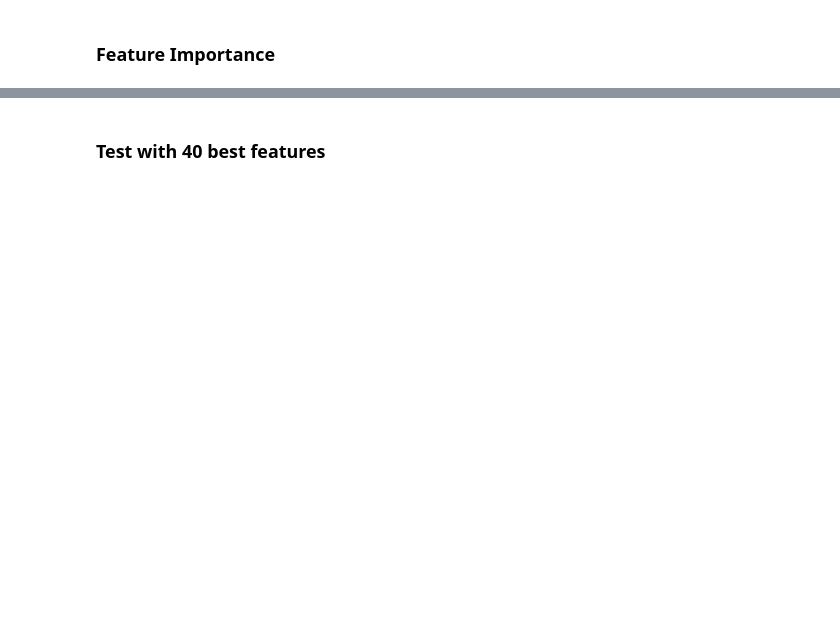
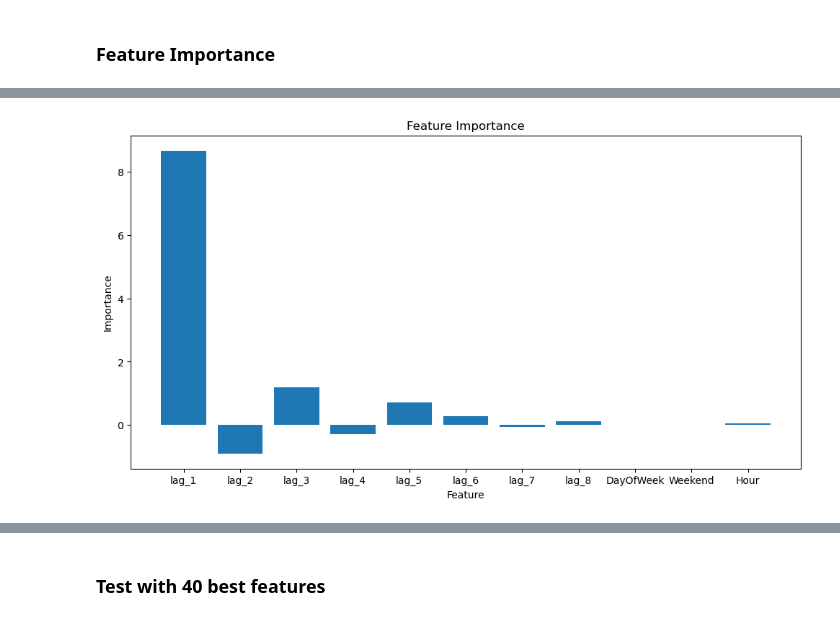
Before and after one commit to franciscomonteiro85/rec-energy-prediction-algorithm, a Jupyter notebook: Algorithms_Porto.ipynb, the cells around one changed output, grey strips where cells are left out. Drawn from its saved outputs; the diff is of its cells as text; code cells hidden in the pictures; blank space fills up the shorter version.

```diff
--- a/Algorithms_Porto.ipynb
+++ b/Algorithms_Porto.ipynb
@@ -221,4 +249,0 @@ type(df['energy_lag_1'][0])
-# %%
-df = pd.read_csv("data/porto_oneweek.csv")
-
-df
@@ -362,9 +470,12 @@ plt.show()
 # %%
-plt.bar(range(len(model_lr.coef_)),model_lr.coef_)
+plt.figure(figsize=(12,6))
+plt.bar(df.columns[3:],model_lr.coef_)
 plt.title('Feature Importance')
 plt.xlabel('Feature')
 plt.ylabel('Importance')
 plt.show()
+# %% [output]
+[figure, added]
 # %%
 columns = df.drop(["Energy", "Location", "Time"], axis=1).columns
 feature_importance = pd.Series(model_xgb.feature_importances_, index=columns)
```
Also changed, not shown: parts of 32 cells of this notebook, 26 other files.
